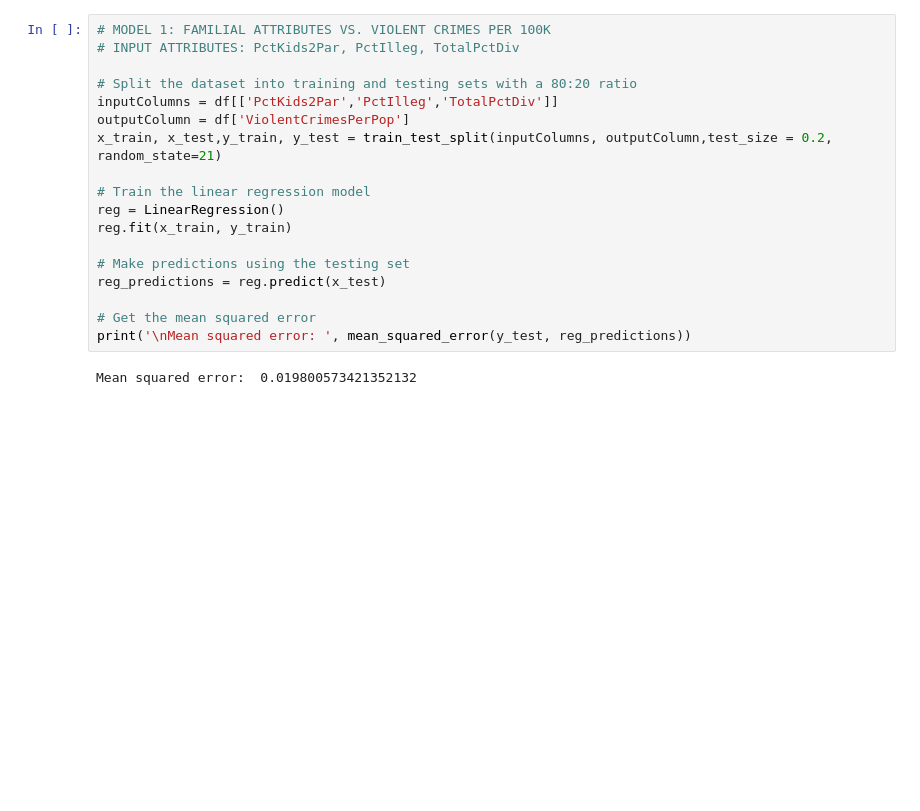
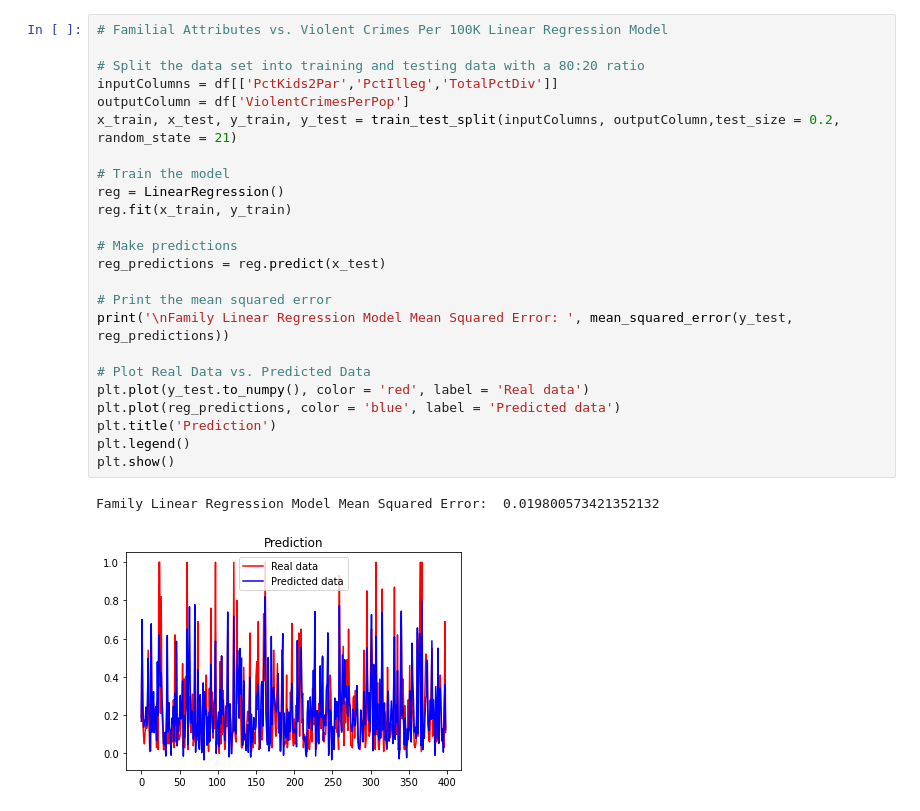
Before and after one commit to vedantapte/ECS-171-Group-Project, a Jupyter notebook: Machine Learning/ML.ipynb, the cells around one changed output. Cells and saved outputs as stored; diff of their text form; blank space fills up the shorter version.

```diff
--- a/Machine Learning/ML.ipynb
+++ b/Machine Learning/ML.ipynb
@@ -38,20 +42,27 @@ plt.show()
 # %%
-# MODEL 1: FAMILIAL ATTRIBUTES VS. VIOLENT CRIMES PER 100K
-# INPUT ATTRIBUTES: PctKids2Par, PctIlleg, TotalPctDiv
+# Familial Attributes vs. Violent Crimes Per 100K Linear Regression Model
 
-# Split the dataset into training and testing sets with a 80:20 ratio
+# Split the data set into training and testing data with a 80:20 ratio
 inputColumns = df[['PctKids2Par','PctIlleg','TotalPctDiv']]
 outputColumn = df['ViolentCrimesPerPop']
-x_train, x_test,y_train, y_test = train_test_split(inputColumns, outputColumn,test_size = 0.2, random_state=21)
+x_train, x_test, y_train, y_test = train_test_split(inputColumns, outputColumn,test_size = 0.2, random_state = 21)
 
-# Train the linear regression model
+# Train the model
 reg = LinearRegression()
 reg.fit(x_train, y_train)
 
-# Make predictions using the testing set
+# Make predictions
 reg_predictions = reg.predict(x_test)
 
-# Get the mean squared error
-print('\nMean squared error: ', mean_squared_error(y_test, reg_predictions))
+# Print the mean squared error
+print('\nFamily Linear Regression Model Mean Squared Error: ', mean_squared_error(y_test, reg_predictions))
+
+# Plot Real Data vs. Predicted Data
+plt.plot(y_test.to_numpy(), color = 'red', label = 'Real data')
+plt.plot(reg_predictions, color = 'blue', label = 'Predicted data')
+plt.title('Prediction')
+plt.legend()
+plt.show()
 # %% [output]
-Mean squared error:  0.019800573421352132
+Family Linear Regression Model Mean Squared Error:  0.019800573421352132
+[figure, added]
```
Also changed, not shown: parts of 17 cells of this notebook, 2 other files.
